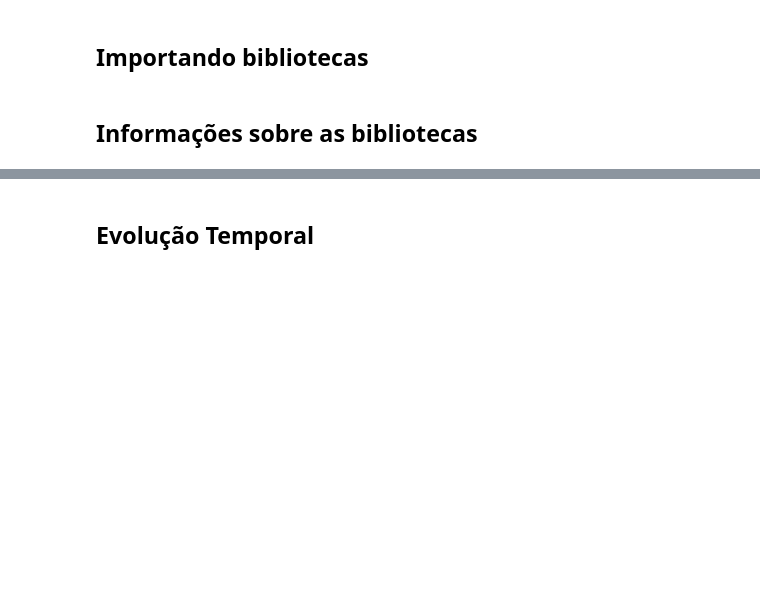
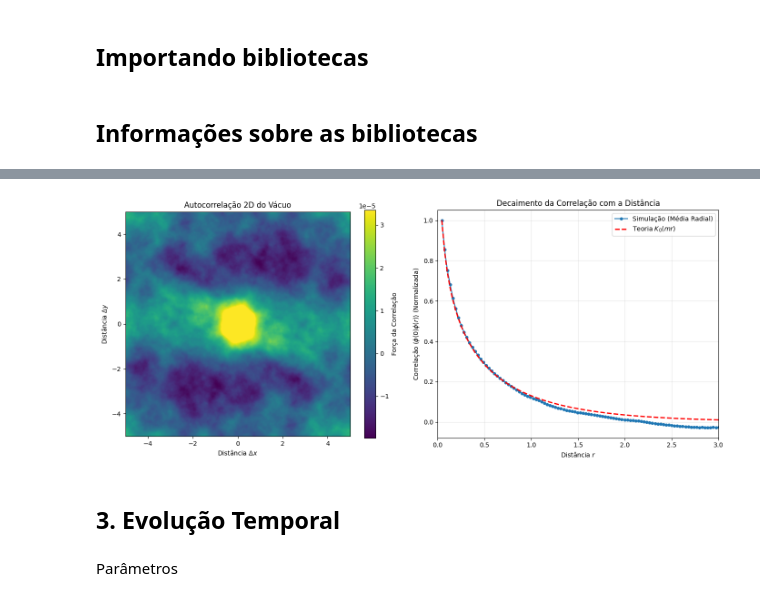
Before and after one commit to Wally-sson/pys, a Jupyter notebook: Flutuação do Vácuo/Flutuação de Vácuo.ipynb, the cells around one changed output, grey strips where cells are left out. Saved outputs shown, nothing was run; the diff lists cells and outputs as text; code cells hidden in the pictures; blank space fills up the shorter version.

```diff
--- a/Flutuação do Vácuo/Flutuação de Vácuo.ipynb
+++ b/Flutuação do Vácuo/Flutuação de Vácuo.ipynb
@@ -133,2 +174,79 @@ plt.show()
+# %%
+# ==========================================
+# PARTE 2: ANÁLISE DE CORRELAÇÃO DE DOIS PONTOS
+# ==========================================
+
+# --- 8. Calculando a Função de Correlação 2D ---
+# O espectro de potência é o quadrado do módulo no espaço k
+espectro_potencia = np.abs(phi_k)**2
+
+# CORREÇÃO DO MODO ZERO: Removemos a média global para ver o decaimento puro
+espectro_potencia[0, 0] = 0
+
+# Pelo Teorema de Wiener-Khinchin, a autocorrelação é a IFFT do espectro de potência
+autocorr_2d = np.real(np.fft.ifft2(espectro_potencia))
+
+# Usamos fftshift para jogar a origem (ponto de correlação máxima) para o centro da imagem.
+autocorr_2d = np.fft.fftshift(autocorr_2d)
+
+# --- 9. Média Radial (Convertendo 2D para 1D) ---
+# Queremos ver como a correlação cai com a distância r a partir do centro
+x = np.arange(-N//2, N//2) * (L/N)
+y = np.arange(-N//2, N//2) * (L/N)
+XX, YY = np.meshgrid(x, y)
+R = np.sqrt(XX**2 + YY**2) # Matriz de distâncias até o centro
+
+R_flat = R.flatten()
+autocorr_flat = autocorr_2d.flatten()
+
+# Criamos "bins" (fatias) de distância para agrupar os pixels
+bins = np.linspace(0, L/2, int(N/3))
+bin_centers = 0.5 * (bins[1:] + bins[:-1])
+radial_corr = np.zeros_like(bin_centers)
+
+# Calculamos a média da correlação para cada anel de distância r
+for i in range(len(bin_centers)):
+    mask = (R_flat >= bins[i]) & (R_flat < bins[i+1])
+    if np.any(mask):
+        radial_corr[i] = np.mean(autocorr_flat[mask])
+
+# --- 9.1 Ajuste de Normalização (Evitando Divergência UV) ---
+# Ignoramos o índice 0 (dominado pelo pixel central)
+r_valido = bin_centers[1:]
+corr_sim = radial_corr[1:]
+corr_sim = corr_sim / corr_sim[0] # Normaliza simulação
+
+# --- 10. Curva Teórica Corrigida ---
+# Calculamos a teoria de Bessel e normalizamos no mesmo ponto
+corr_teorica = kn(0, m * r_valido)
+corr_teorica = corr_teorica / corr_teorica[0]
+
+# --- 11. Visualização da Correlação ---
+fig, (ax1, ax2) = plt.subplots(1, 2, figsize=(14, 6))
+
+# Plot 1: O "Heatmap" da Correlação 2D
+vmax_corte = np.percentile(autocorr_2d, 98) # Corta o brilho extremo do centro
+im = ax1.imshow(autocorr_2d, cmap='viridis', extent=[-L/2, L/2, -L/2, L/2], vmax=vmax_corte)
+ax1.set_title('Autocorrelação 2D do Vácuo')
+ax1.set_xlabel(r'Distância $\Delta x$')
+ax1.set_ylabel(r'Distância $\Delta y$')
+fig.colorbar(im, ax=ax1, label='Força da Correlação')
+
+# Plot 2: A Média Radial vs Teoria
+ax2.plot(r_valido, corr_sim, 'o-', label='Simulação (Média Radial)', markersize=4)
+ax2.plot(r_valido, corr_teorica, 'r--', label=r'Teoria $K_0(mr)$', linewidth=2)
+ax2.set_title('Decaimento da Correlação com a Distância')
+ax2.set_xlabel('Distância $r$')
+ax2.set_ylabel(r'Correlação $\langle \phi(0)\phi(r) \rangle$ (Normalizada)')
+ax2.set_xlim(0, 3.0) # Focamos no começo para ver a queda exponencial
+ax2.legend()
+ax2.grid(True, alpha=0.3)
+
+plt.tight_layout()
+plt.show()
+# %% [output]
+[figure, added]
 # %% [markdown]
-## Evolução Temporal
+## 3. Evolução Temporal
+# %% [markdown]
+Parâmetros
```
Also changed, not shown: parts of 37 cells of this notebook, 1 other file.
